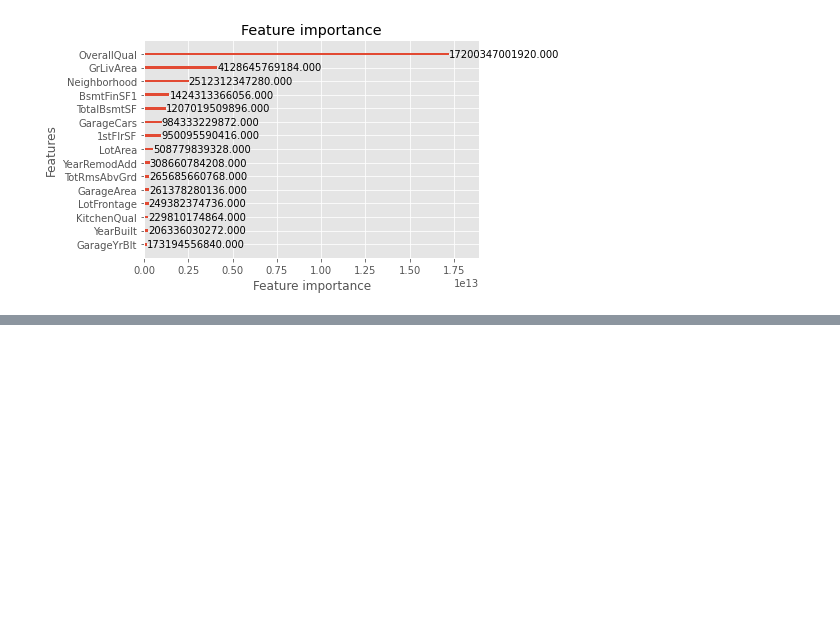
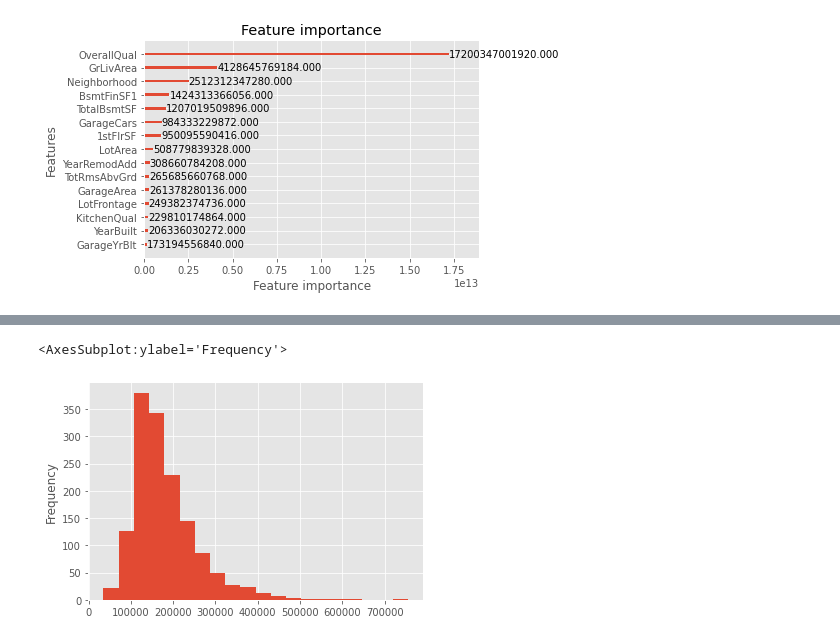
Before and after one commit to ganopippi/kaggle, a Jupyter notebook: house-prices-advanced-regression-techniques/house-prices.ipynb, the cells around one changed output, grey strips where cells are left out. Saved outputs shown, nothing was run; the diff lists cells and outputs as text; code cells hidden in the pictures; blank space fills up the shorter version.

```diff
--- a/house-prices-advanced-regression-techniques/house-prices.ipynb
+++ b/house-prices-advanced-regression-techniques/house-prices.ipynb
@@ -260,0 +276,5 @@ for model in models:
+# %%
+train_df["SalePrice"].plot.hist(bins=20)
+# %% [output]
+<AxesSubplot:ylabel='Frequency'>
+[figure, added]
```
Also changed, not shown: parts of 19 cells of this notebook.
